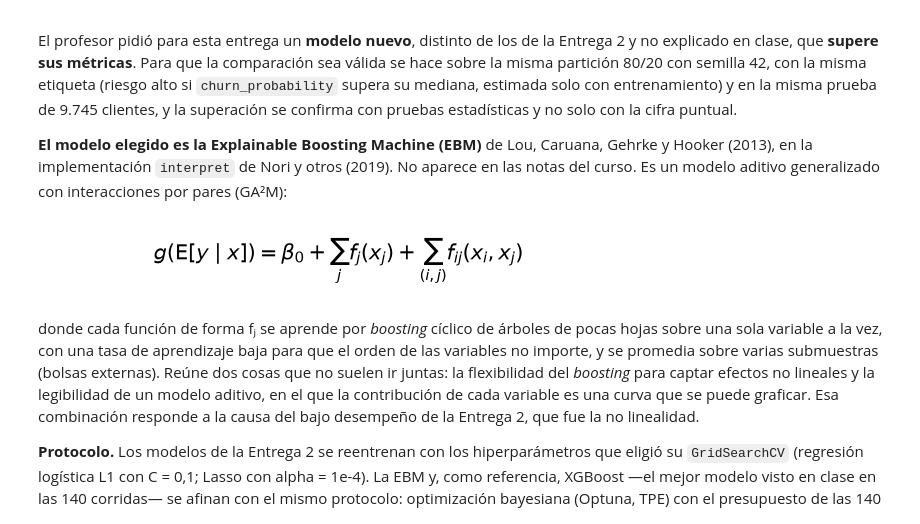
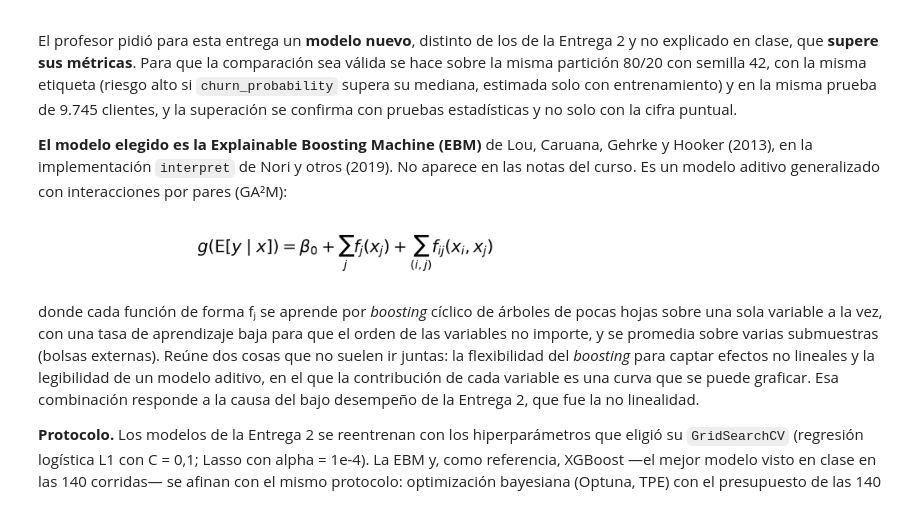
Before and after one commit to RubenEsg/Prediccion-de-fuga-de-clientes-en-fintech, a Jupyter notebook: docs/_sources/Entrega3/notebook/08_modelo_nuevo.ipynb, the cells around one changed output. Cells and saved outputs as stored; diff of their text form; code cells hidden in the pictures.

Commit message:
Fórmulas del notebook: sección 2 con símbolos matemáticos, fórmula de la EBM a mayor resolución y celdas numeradas en secuencia

```diff
--- a/docs/_sources/Entrega3/notebook/08_modelo_nuevo.ipynb
+++ b/docs/_sources/Entrega3/notebook/08_modelo_nuevo.ipynb
@@ -11,15 +11,23 @@ superación se confirma con pruebas estadísticas y no solo con la cifra puntual
 (2013), en la implementación `interpret` de Nori y otros (2019). No aparece en las notas del curso.
 Es un modelo aditivo generalizado con interacciones por pares (GA²M):
 # %%
+import io, struct
 import matplotlib.pyplot as plt
-# La fórmula se dibuja con mathtext para que se vea igual en cualquier visor de cuadernos.
+from IPython.display import Image, display
+# La fórmula se dibuja con mathtext (a 200 ppp, mostrada a 600 px de ancho) para que se vea nítida
+# en cualquier visor de cuadernos, incluidos los que no renderizan LaTeX.
 fig, ax = plt.subplots(figsize=(7.5, 0.75))
 ax.axis('off')
 ax.text(0.5, 0.5, r'$g(\mathrm{E}[y \mid x]) = \beta_0 + \sum_j f_j(x_j) + \sum_{(i,j)} f_{ij}(x_i, x_j)$',
         ha='center', va='center', fontsize=15)
-plt.show()
+buf = io.BytesIO()
+fig.savefig(buf, format='png', dpi=200)
+plt.close(fig)
+png = buf.getvalue()
+ancho, alto = struct.unpack('>II', png[16:24])
+display(Image(data=png, width=600, height=round(600 * alto / ancho)))
 # %% [output]
-[figure, old version]
+[figure, new version]
 # %% [markdown]
 donde cada función de forma fⱼ se aprende por *boosting* cíclico de árboles de pocas hojas sobre
 una sola variable a la vez, con una tasa de aprendizaje baja para que el orden de las variables no
```
Also changed, not shown: 11 other files.
